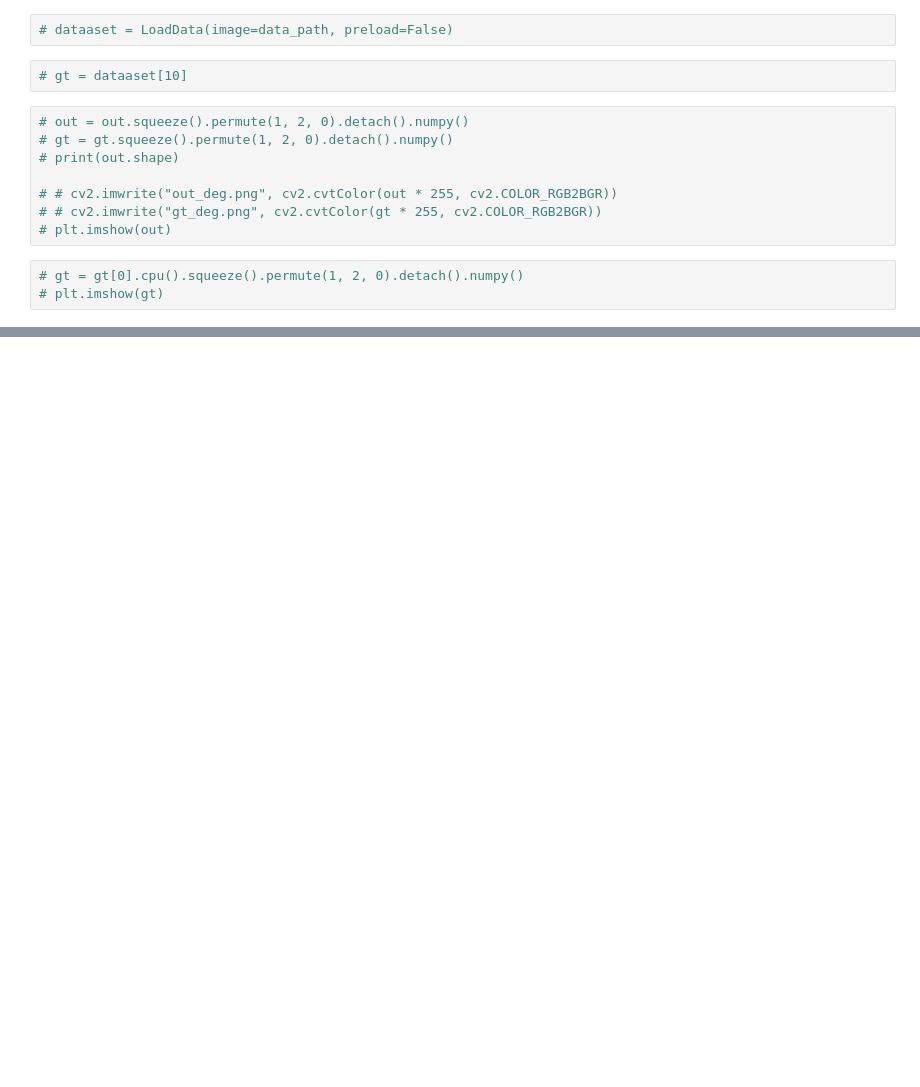
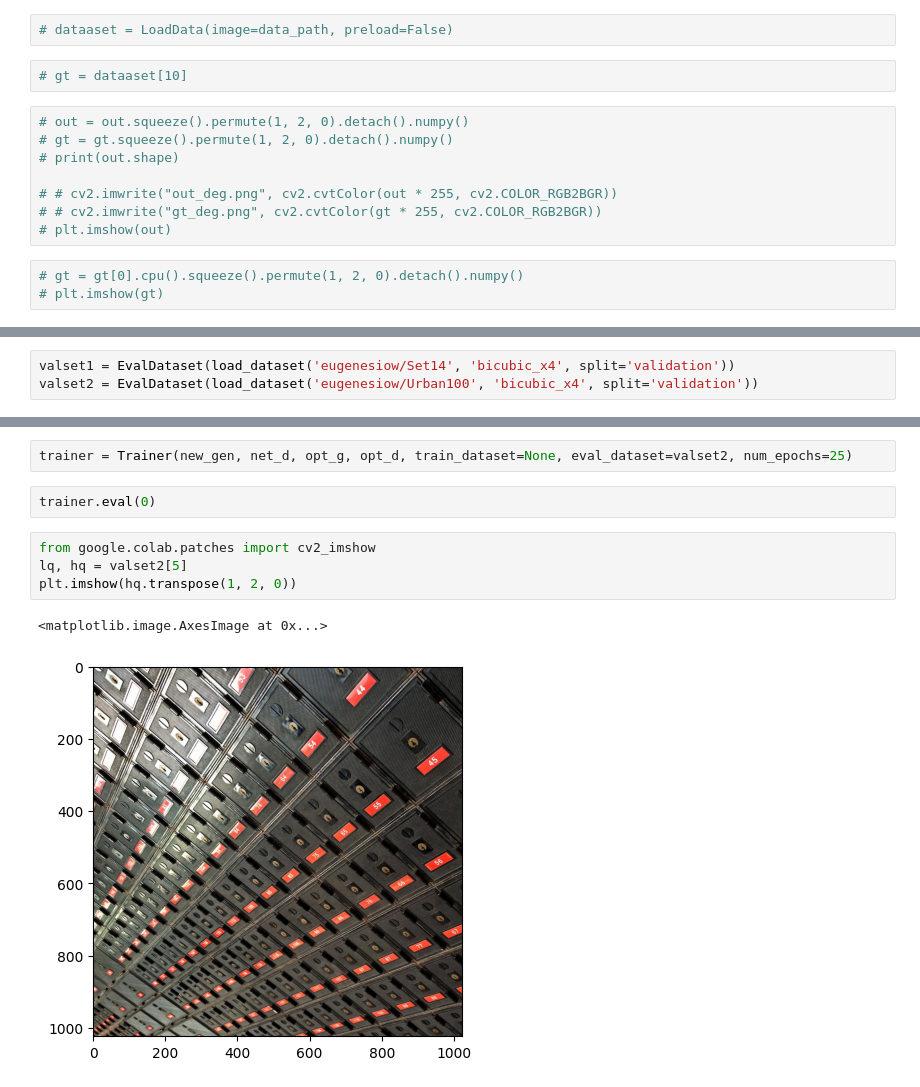
Before and after one commit to PratikshitSingh/A-ESRGANs, a Jupyter notebook: 444_dataloader.ipynb, the cells around one changed output, grey strips where cells are left out. Saved outputs shown, nothing was run; the diff lists cells and outputs as text; blank space fills up the shorter version.

Commit message:
Loading trained model

```diff
--- a/444_dataloader.ipynb
+++ b/444_dataloader.ipynb
@@ -662,0 +757,3 @@ KeyboardInterrupt: ignored
+# %%
+valset1 = EvalDataset(load_dataset('eugenesiow/Set14', 'bicubic_x4', split='validation'))
+valset2 = EvalDataset(load_dataset('eugenesiow/Urban100', 'bicubic_x4', split='validation'))
@@ -662,0 +765,11 @@ KeyboardInterrupt: ignored
+# %%
+trainer = Trainer(new_gen, net_d, opt_g, opt_d, train_dataset=None, eval_dataset=valset2, num_epochs=25)
+# %%
+trainer.eval(0)
+# %%
+from google.colab.patches import cv2_imshow
+lq, hq = valset2[5]
+plt.imshow(hq.transpose(1, 2, 0))
+# %% [output]
+<matplotlib.image.AxesImage at 0x...>
+[figure, added]
```
Also changed, not shown: parts of 18 cells of this notebook.
